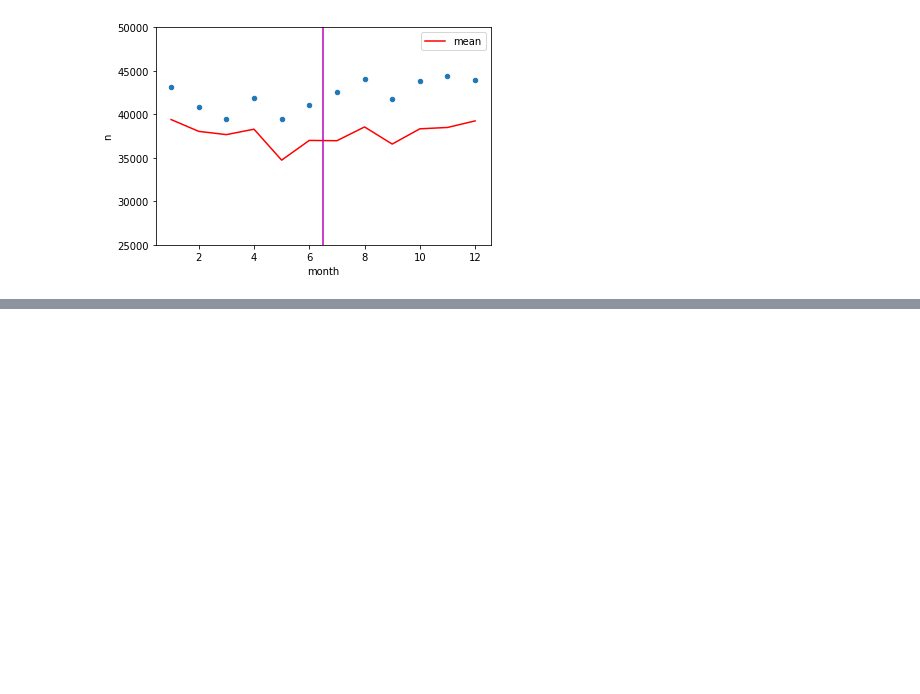
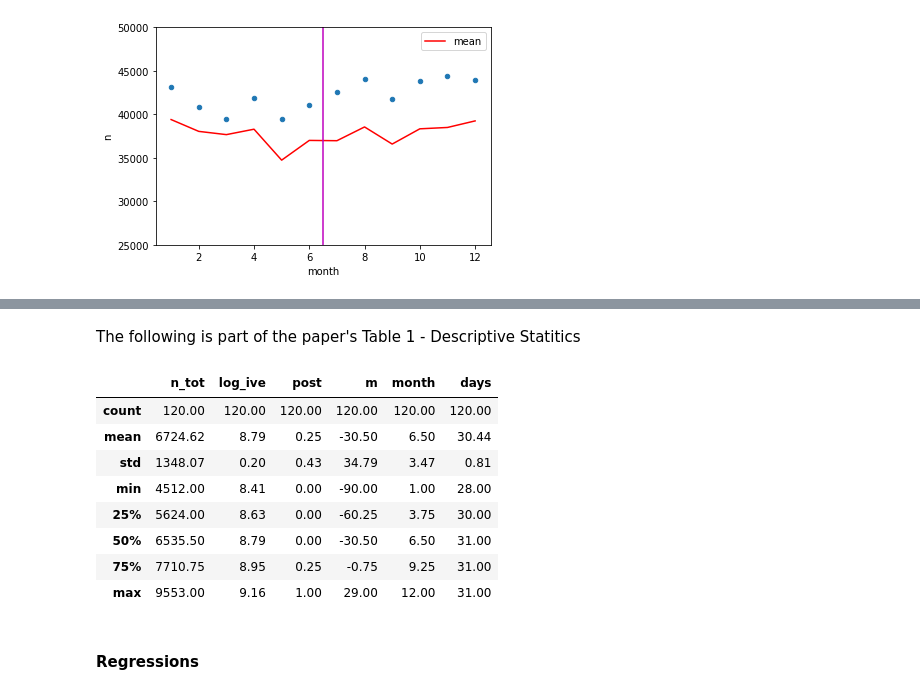
Before and after one commit to marclipfert/student-project-antonia-marc, a Jupyter notebook: student_project_Antonia_Marc.ipynb, the cells around one changed output, grey strips where cells are left out. Saved outputs shown, nothing was run; the diff lists cells and outputs as text; code cells hidden in the pictures; blank space fills up the shorter version.

```diff
--- a/student_project_Antonia_Marc.ipynb
+++ b/student_project_Antonia_Marc.ipynb
@@ -378,0 +450,57 @@ plt.show()
+# %%
+# sum of abortions across all regions
+# 2:14 chooses columns 3 to 14
+dfa['n_tot'] = dfa.iloc[:,2:14].sum(axis=1)
+
+# month variable that takes value 0 in July 2007:
+# the data is already sorted and there is only one observations per month and
+# year.
+dfa['m'] = range(len(dfa))
+# find value for July 2007:
+dfa.loc[(dfa['year'] == 2007) & (dfa['month'] == 7), 'm'] # 102
+dfa['m'] = dfa['m'] - 102
+
+# days in a month:
+dfa['days'] = np.where((dfa['month'] == 2) & ((dfa['year'] == 2000) | (dfa['year'] == 2004) | (dfa['year'] == 2008)), 29,
+        # for all other feburarys
+        np.where(dfa['month'] == 2, 28,
+        # for April, June, September, November
+        np.where((dfa['month'] == 4) | (dfa['month'] == 6) |
+                (dfa['month'] == 9) | (dfa['month'] == 11), 30,
+        # otherwise
+        31)))
+
+# log-abortions
+dfa['log_ive'] = np.log(dfa['n_tot'])
+
+# squared and cubed terms
+dfa['m2'] = dfa['m']*dfa['m']
+dfa['m3'] = dfa['m']*dfa['m']*dfa['m']
+
+# post indicator
+dfa['post'] = np.where(dfa['m'] >= 0, 1, 0)
+
+# restrict period
+dfa = dfa.loc[(dfa['m']> -91) & (dfa['m']<30)]
+
+# get month dummies
+dummies = pd.get_dummies(dfa['month'])
+dummies.columns = ['jan','feb','mar','apr','mai','jun','jul','aug','sep','oct','nov','dec']
+# bind data frames
+dfa = pd.concat([dfa, dummies], axis=1)
+# %% [markdown]
+The following is part of the paper's Table 1 - Descriptive Statitics
+# %%
+dfa[['n_tot','log_ive','post','m','month','days']].describe().round(2)
+# %% [output]
+|  | n_tot | log_ive | post | m | month | days |
+| count | 120.00 | 120.00 | 120.00 | 120.00 | 120.00 | 120.00 |
+| mean | 6724.62 | 8.79 | 0.25 | -30.50 | 6.50 | 30.44 |
+| std | 1348.07 | 0.20 | 0.43 | 34.79 | 3.47 | 0.81 |
+| min | 4512.00 | 8.41 | 0.00 | -90.00 | 1.00 | 28.00 |
+| 25% | 5624.00 | 8.63 | 0.00 | -60.25 | 3.75 | 30.00 |
+| 50% | 6535.50 | 8.79 | 0.00 | -30.50 | 6.50 | 31.00 |
+| 75% | 7710.75 | 8.95 | 0.25 | -0.75 | 9.25 | 31.00 |
+| max | 9553.00 | 9.16 | 1.00 | 29.00 | 12.00 | 31.00 |
+# %% [markdown]
+#### Regressions
```
Also changed, not shown: parts of 24 cells of this notebook, 5 other files.
